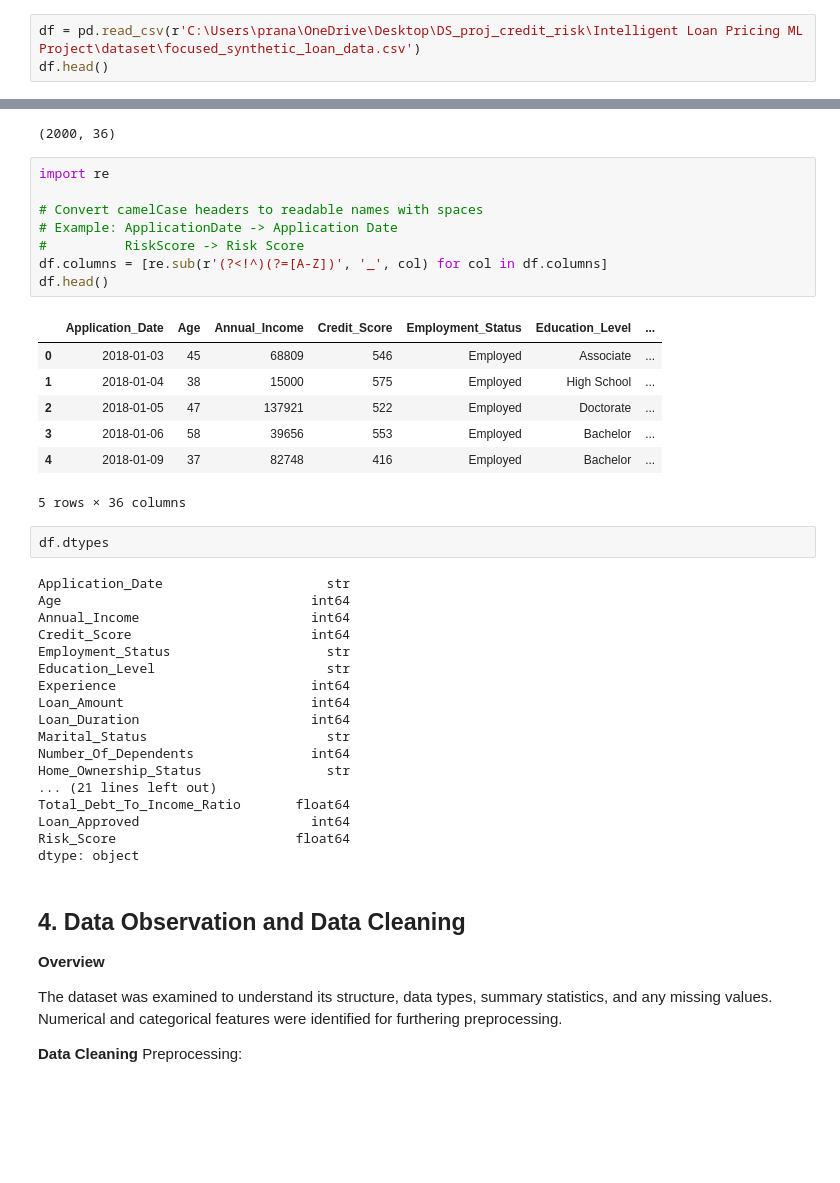
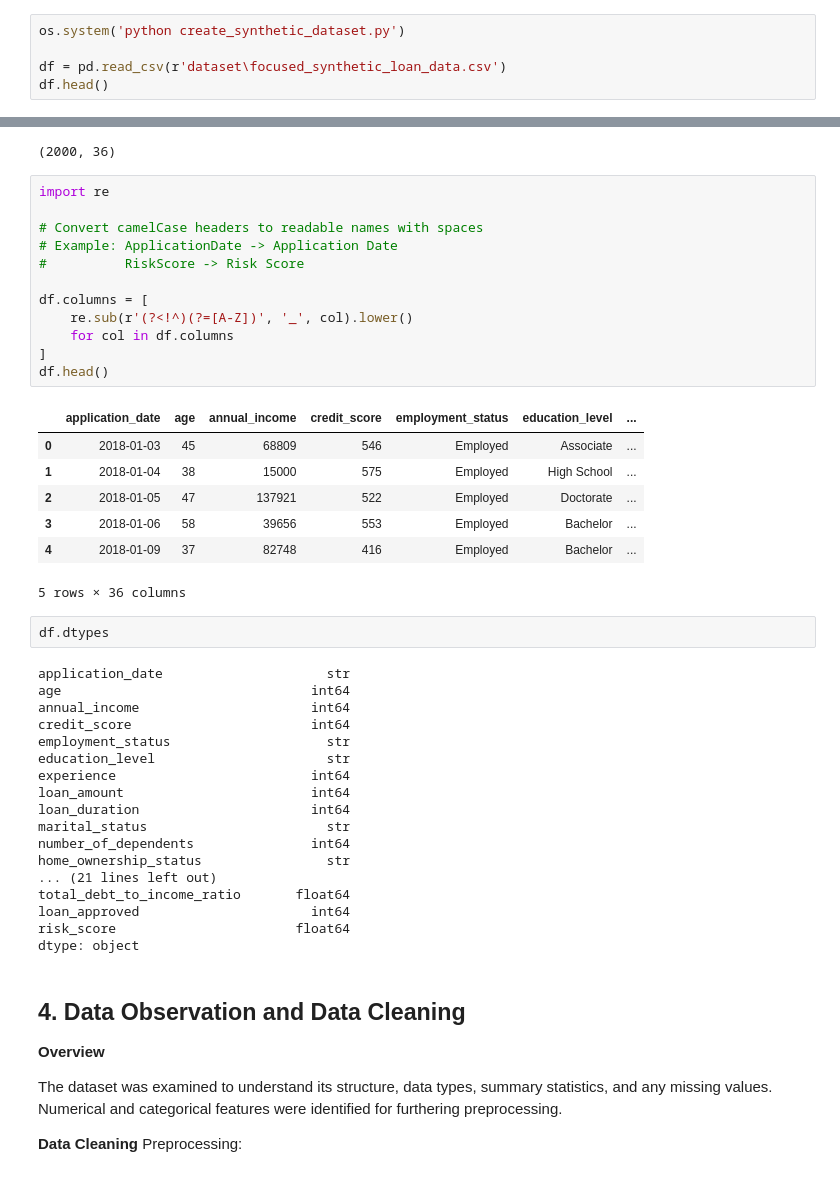
Before and after one commit to pranu-05/Intelligent-Loan-Pricing-ML-Project, a Jupyter notebook: 01_eda_and_features.ipynb, the cells around one changed output, grey strips where cells are left out. Drawn from its saved outputs; the diff is of its cells as text; blank space fills up the shorter version.

```diff
--- a/01_eda_and_features.ipynb
+++ b/01_eda_and_features.ipynb
@@ -92,7 +96,9 @@ Display:
 * Data Types
 * Rename Columns
 # %%
-df = pd.read_csv(r'C:\Users\prana\OneDrive\Desktop\DS_proj_credit_risk\Intelligent Loan Pricing ML Project\dataset\focused_synthetic_loan_data.csv')
+os.system('python create_synthetic_dataset.py')
+
+df = pd.read_csv(r'dataset\focused_synthetic_loan_data.csv')
 df.head()
 # %% [output]
 |  | ApplicationDate | Age | AnnualIncome | CreditScore | EmploymentStatus | EducationLevel | Experience | ... |
@@ -109,13 +115,17 @@ df.shape
 # %%
 import re
 
 # Convert camelCase headers to readable names with spaces
 # Example: ApplicationDate -> Application Date
 #          RiskScore -> Risk Score
-df.columns = [re.sub(r'(?<!^)(?=[A-Z])', '_', col) for col in df.columns]
+
+df.columns = [
+    re.sub(r'(?<!^)(?=[A-Z])', '_', col).lower()
+    for col in df.columns
+]
 df.head()
 # %% [output]
-|  | Application_Date | Age | Annual_Income | Credit_Score | Employment_Status | Education_Level | ... |
+|  | application_date | age | annual_income | credit_score | employment_status | education_level | ... |
 | 0 | 2018-01-03 | 45 | 68809 | 546 | Employed | Associate | ... |
 | 1 | 2018-01-04 | 38 | 15000 | 575 | Employed | High School | ... |
 | 2 | 2018-01-05 | 47 | 137921 | 522 | Employed | Doctorate | ... |
@@ -125,22 +135,22 @@ df.head()
 # %%
 df.dtypes
 # %% [output]
-Application_Date                     str
-Age                                int64
-Annual_Income                      int64
-Credit_Score                       int64
-Employment_Status                    str
-Education_Level                      str
-Experience                         int64
-Loan_Amount                        int64
-Loan_Duration                      int64
-Marital_Status                       str
-Number_Of_Dependents               int64
-Home_Ownership_Status                str
+application_date                     str
+age                                int64
+annual_income                      int64
+credit_score                       int64
+employment_status                    str
+education_level                      str
+experience                         int64
+loan_amount                        int64
+loan_duration                      int64
+marital_status                       str
+number_of_dependents               int64
+home_ownership_status                str
 ... (21 lines left out)
-Total_Debt_To_Income_Ratio       float64
-Loan_Approved                      int64
-Risk_Score                       float64
+total_debt_to_income_ratio       float64
+loan_approved                      int64
+risk_score                       float64
 dtype: object
 # %% [markdown]
 ## **4. Data Observation and Data Cleaning**
```
Also changed, not shown: parts of 30 cells of this notebook, 15 other files.
